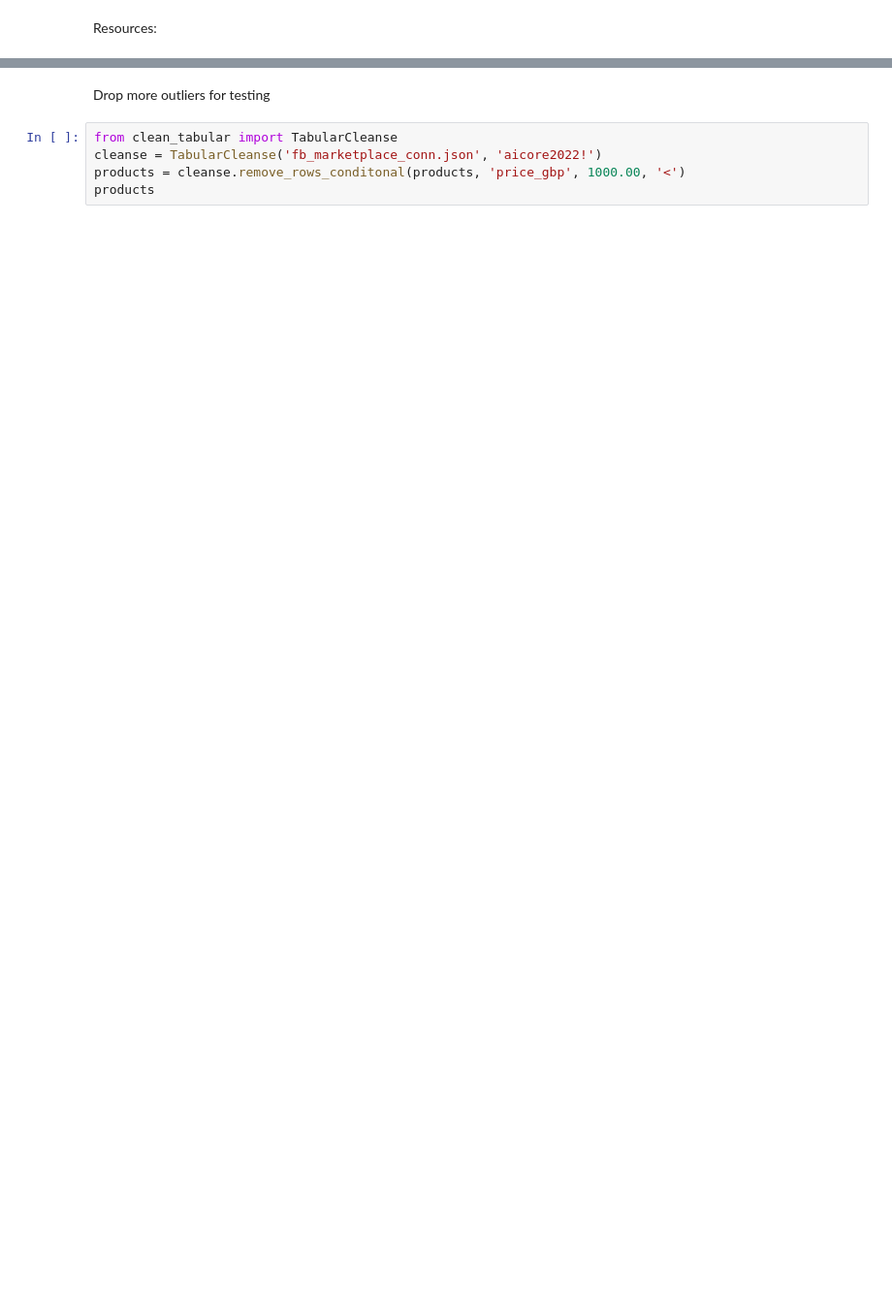
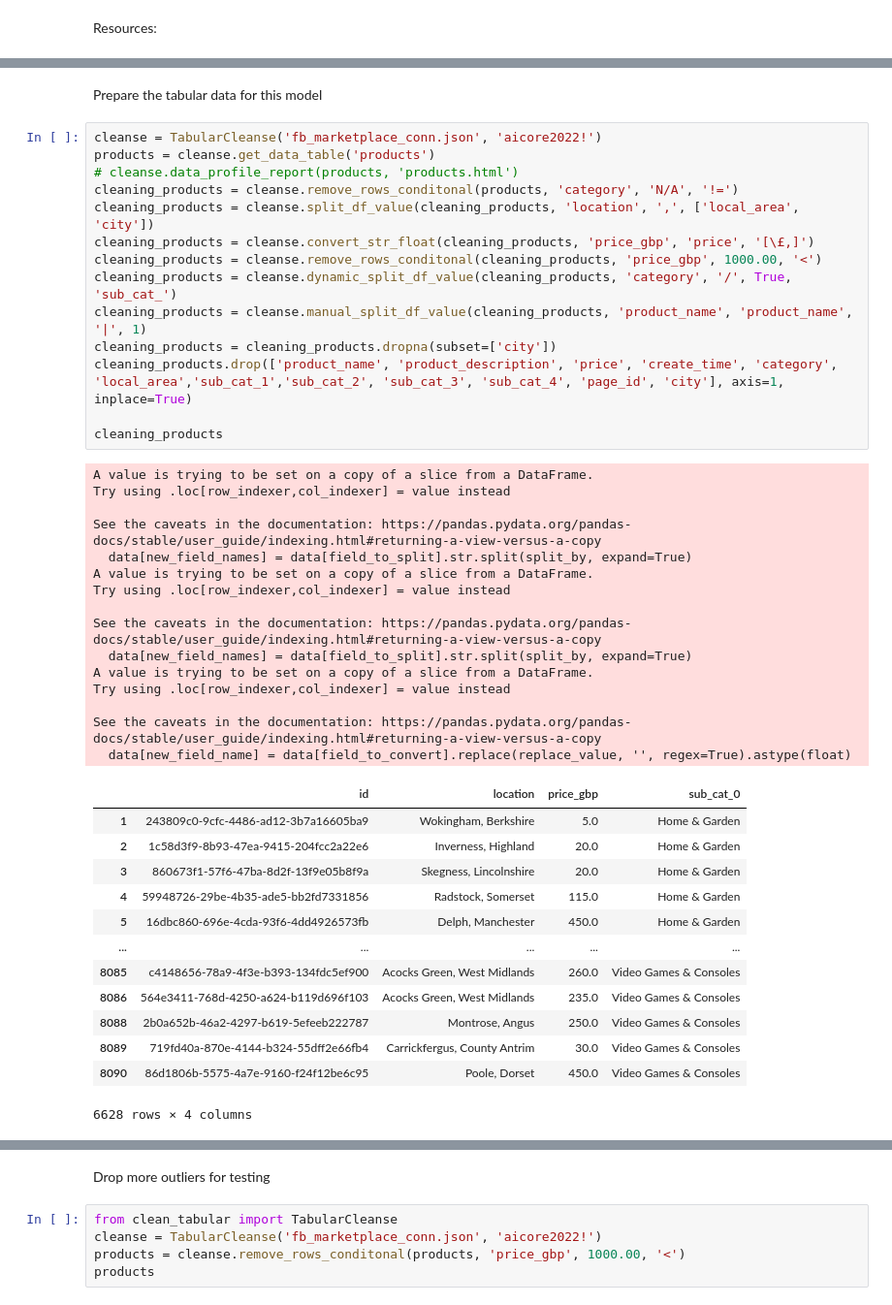
Before and after one commit to AdamWatson91/fb_marketplace, a Jupyter notebook: simple_img_classification.ipynb, the cells around one changed output, grey strips where cells are left out. Shown: that part at 97% size. Drawn from its saved outputs; the diff is of its cells as text; blank space fills up the shorter version.

```diff
--- a/simple_img_classification.ipynb
+++ b/simple_img_classification.ipynb
@@ -29,0 +56,45 @@ products.drop(['location'], axis=1, inplace=True)
+# %% [markdown]
+Prepare the tabular data for this model
+# %%
+cleanse = TabularCleanse('fb_marketplace_conn.json', 'aicore2022!')
+products = cleanse.get_data_table('products')
+# cleanse.data_profile_report(products, 'products.html')
+cleaning_products = cleanse.remove_rows_conditonal(products, 'category', 'N/A', '!=')
+cleaning_products = cleanse.split_df_value(cleaning_products, 'location', ',', ['local_area', 'city'])
+cleaning_products = cleanse.convert_str_float(cleaning_products, 'price_gbp', 'price', '[\£,]')
+cleaning_products = cleanse.remove_rows_conditonal(cleaning_products, 'price_gbp', 1000.00, '<')
+cleaning_products = cleanse.dynamic_split_df_value(cleaning_products, 'category', '/', True, 'sub_cat_')
+cleaning_products = cleanse.manual_split_df_value(cleaning_products, 'product_name', 'product_name', '|', 1)
+cleaning_products = cleaning_products.dropna(subset=['city'])
+cleaning_products.drop(['product_name', 'product_description', 'price', 'create_time', 'category', 'local_area','sub_cat_1','sub_cat_2', 'sub_cat_3', 'sub_cat_4', 'page_id', 'city'], axis=1, inplace=True)
+
+cleaning_products
+# %% [output]
+A value is trying to be set on a copy of a slice from a DataFrame.
+Try using .loc[row_indexer,col_indexer] = value instead
+
+See the caveats in the documentation: https://pandas.pydata.org/pandas-docs/stable/user_guide/indexing.html#returning-a-view-versus-a-copy
+  data[new_field_names] = data[field_to_split].str.split(split_by, expand=True)
+A value is trying to be set on a copy of a slice from a DataFrame.
+Try using .loc[row_indexer,col_indexer] = value instead
+
+See the caveats in the documentation: https://pandas.pydata.org/pandas-docs/stable/user_guide/indexing.html#returning-a-view-versus-a-copy
+  data[new_field_names] = data[field_to_split].str.split(split_by, expand=True)
+A value is trying to be set on a copy of a slice from a DataFrame.
+Try using .loc[row_indexer,col_indexer] = value instead
+
+See the caveats in the documentation: https://pandas.pydata.org/pandas-docs/stable/user_guide/indexing.html#returning-a-view-versus-a-copy
+  data[new_field_name] = data[field_to_convert].replace(replace_value, '', regex=True).astype(float)
+|  | id | location | price_gbp | sub_cat_0 |
+| 1 | 243809c0-9cfc-4486-ad12-3b7a16605ba9 | Wokingham, Berkshire | 5.0 | Home & Garden |
+| 2 | 1c58d3f9-8b93-47ea-9415-204fcc2a22e6 | Inverness, Highland | 20.0 | Home & Garden |
+| 3 | 860673f1-57f6-47ba-8d2f-13f9e05b8f9a | Skegness, Lincolnshire | 20.0 | Home & Garden |
+| 4 | 59948726-29be-4b35-ade5-bb2fd7331856 | Radstock, Somerset | 115.0 | Home & Garden |
+| 5 | 16dbc860-696e-4cda-93f6-4dd4926573fb | Delph, Manchester | 450.0 | Home & Garden |
+| ... | ... | ... | ... | ... |
+| 8085 | c4148656-78a9-4f3e-b393-134fdc5ef900 | Acocks Green, West Midlands | 260.0 | Video Games & Consoles |
+| 8086 | 564e3411-768d-4250-a624-b119d696f103 | Acocks Green, West Midlands | 235.0 | Video Games & Consoles |
+| 8088 | 2b0a652b-46a2-4297-b619-5efeeb222787 | Montrose, Angus | 250.0 | Video Games & Consoles |
+| 8089 | 719fd40a-870e-4144-b324-55dff2e66fb4 | Carrickfergus, County Antrim | 30.0 | Video Games & Consoles |
+| 8090 | 86d1806b-5575-4a7e-9160-f24f12be6c95 | Poole, Dorset | 450.0 | Video Games & Consoles |
+6628 rows × 4 columns
```
Also changed, not shown: parts of 4 cells of this notebook.
